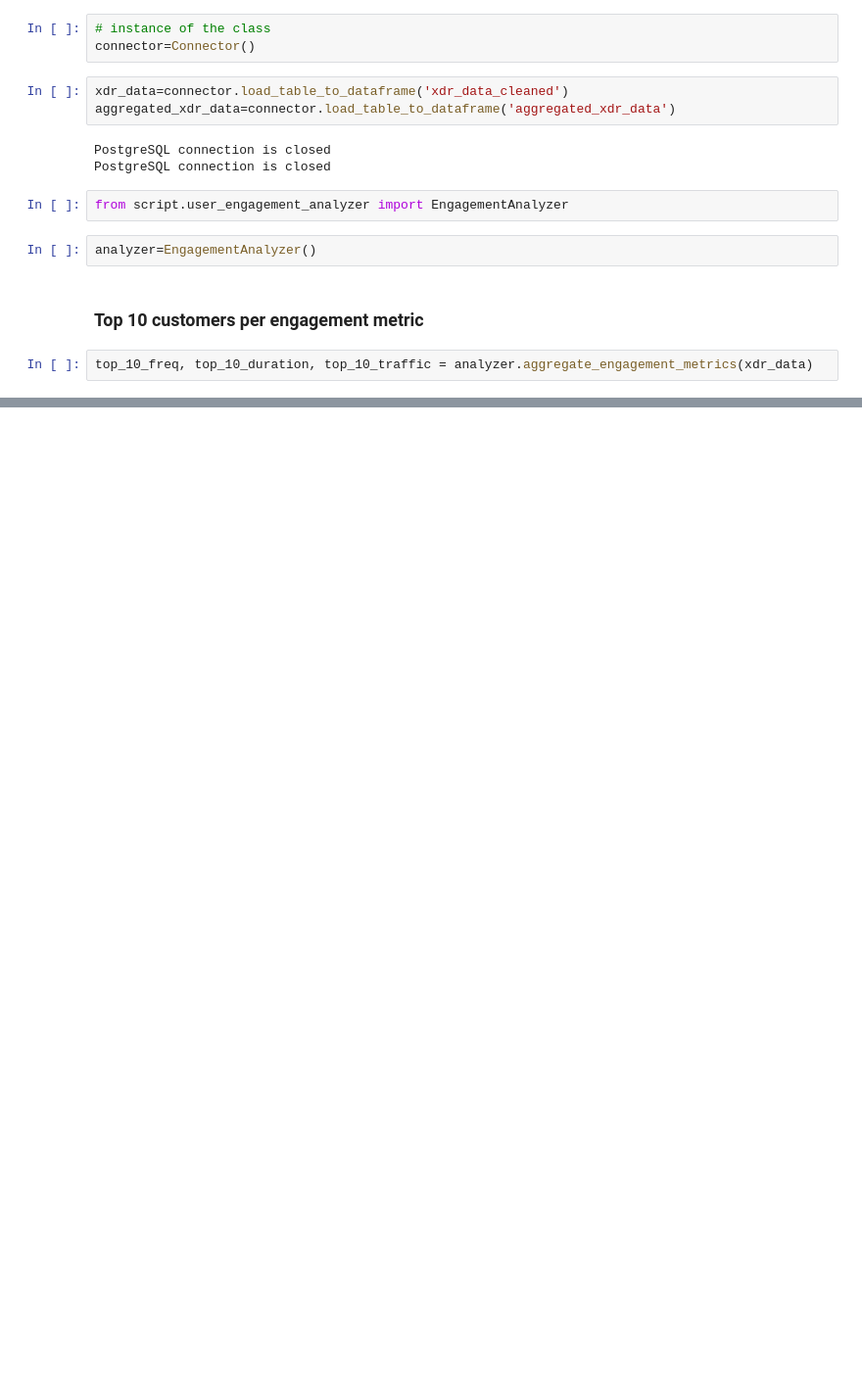
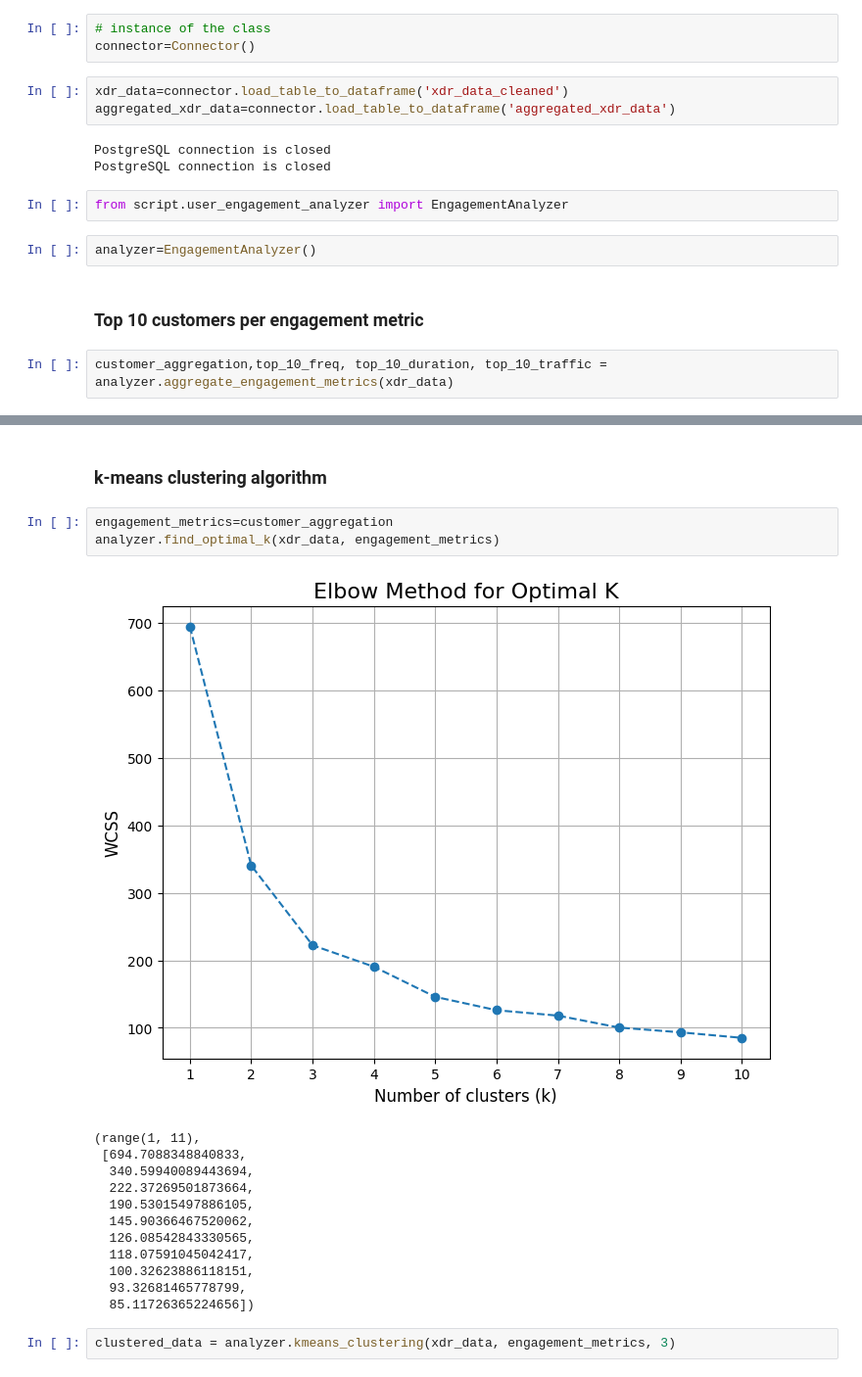
Before and after one commit to wolderufael/Telecom_Company_Users_Data_Analytics, a Jupyter notebook: notebook/user_engagement_analysis.ipynb, the cells around one changed output, grey strips where cells are left out. Shown at 98% size. Cells and saved outputs as stored; diff of their text form; blank space fills up the shorter version.

```diff
--- a/notebook/user_engagement_analysis.ipynb
+++ b/notebook/user_engagement_analysis.ipynb
@@ -24,4 +24,4 @@ analyzer=EngagementAnalyzer()
 # %% [markdown]
 ### Top 10 customers per engagement metric
 # %%
-top_10_freq, top_10_duration, top_10_traffic = analyzer.aggregate_engagement_metrics(xdr_data)
+customer_aggregation,top_10_freq, top_10_duration, top_10_traffic = analyzer.aggregate_engagement_metrics(xdr_data)
@@ -40,0 +126,20 @@ Index(['MSISDN/Number', 'num_sessions', 'total_duration', 'total_dl_data',
+# %% [markdown]
+###  k-means clustering algorithm
+# %%
+engagement_metrics=customer_aggregation
+analyzer.find_optimal_k(xdr_data, engagement_metrics)
+# %% [output]
+[figure, added]
+(range(1, 11),
+ [694.7088348840833,
+  340.59940089443694,
+  222.37269501873664,
+  190.53015497886105,
+  145.90366467520062,
+  126.08542843330565,
+  118.07591045042417,
+  100.32623886118151,
+  93.32681465778799,
+  85.11726365224656])
+# %%
+clustered_data = analyzer.kmeans_clustering(xdr_data, engagement_metrics, 3)
```
Also changed, not shown: parts of 16 cells of this notebook, 1 other file.
